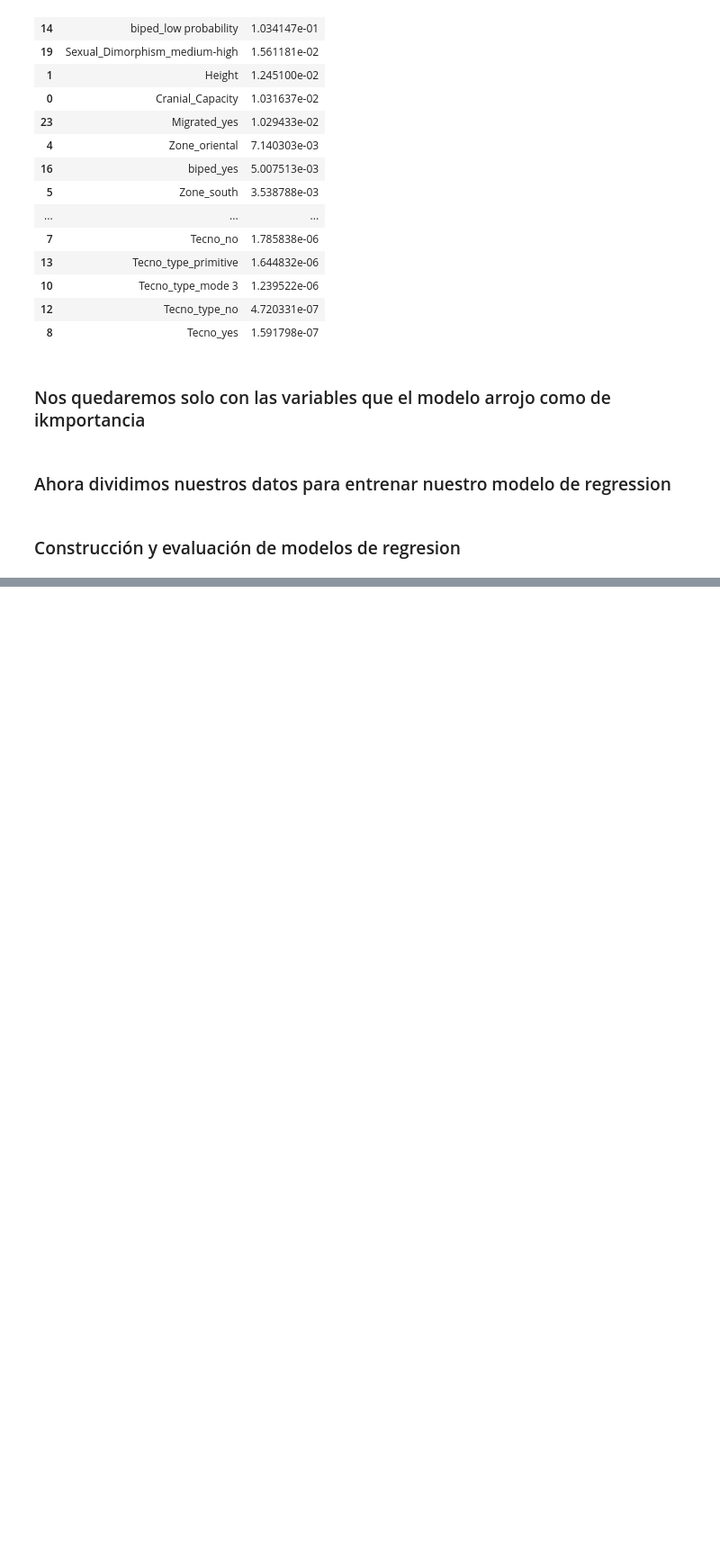
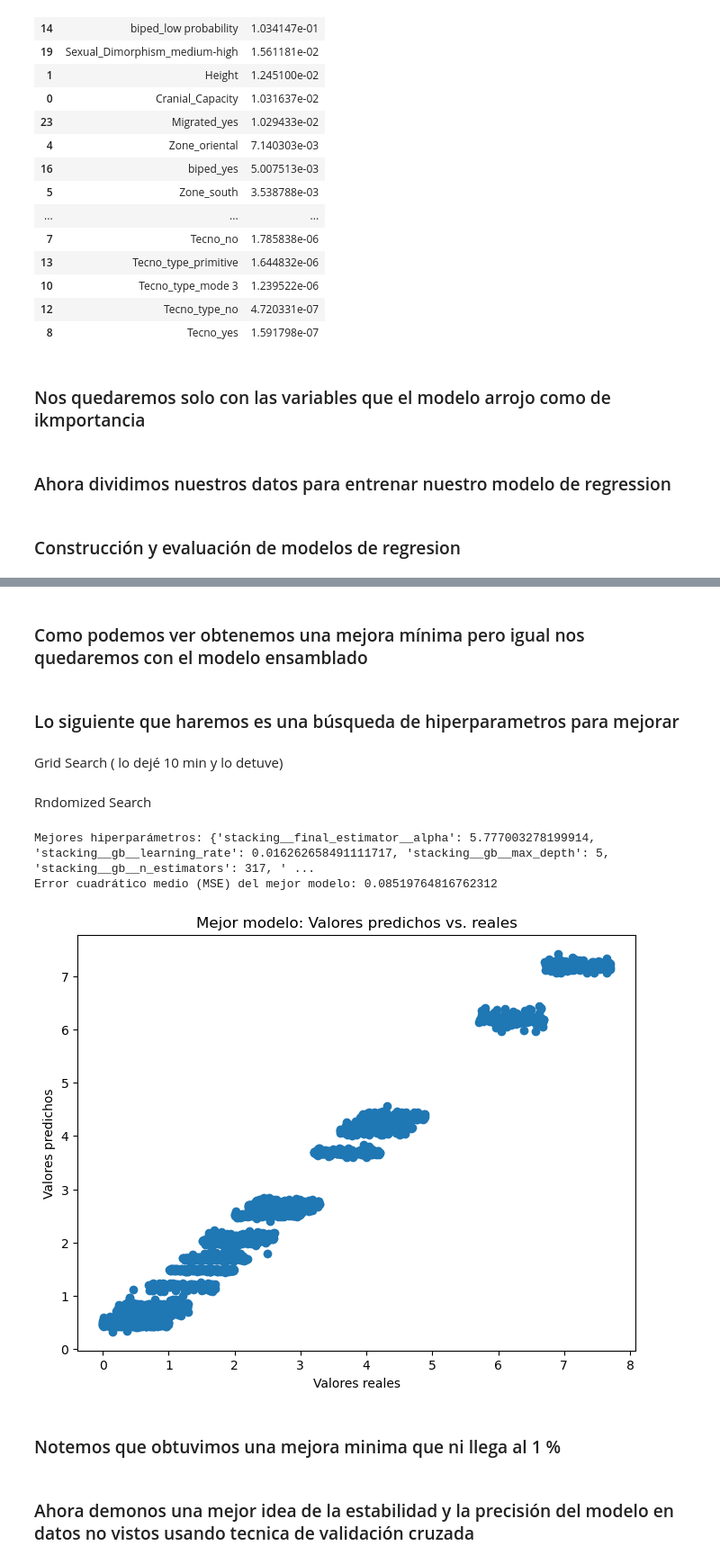
Before and after one commit to RodrigoFmdo/machineLearning, a Jupyter notebook: finalProj/src/regression.ipynb, the cells around one changed output, grey strips where cells are left out. Shown at 90% size. Drawn from its saved outputs; the diff is of its cells as text; code cells hidden in the pictures; blank space fills up the shorter version.

```diff
--- a/finalProj/src/regression.ipynb
+++ b/finalProj/src/regression.ipynb
@@ -212,0 +348,6 @@ X_train, X_test, y_train, y_test = train_test_split(X, y, test_size=0.2, random_
+# %% [markdown]
+### Como podemos ver obtenemos una mejora mínima pero igual nos quedaremos con el modelo ensamblado
+# %% [markdown]
+### Lo siguiente que haremos es una búsqueda de hiperparametros para mejorar
+# %% [markdown]
+Grid Search ( lo dejé 10 min y lo detuve)
@@ -212,0 +413,70 @@ X_train, X_test, y_train, y_test = train_test_split(X, y, test_size=0.2, random_
+# %% [markdown]
+Rndomized Search
+# %%
+from scipy.stats import randint, uniform
+from sklearn.model_selection import RandomizedSearchCV
+
+# Definir los espacios de búsqueda de hiperparámetros
+param_distributions_rf = {
+    'stacking__rf__n_estimators': randint(100, 500),
+    'stacking__rf__max_depth': [None, 10, 20, 30]
+}
+
+param_distributions_gb = {
+    'stacking__gb__n_estimators': randint(100, 500),
+    'stacking__gb__learning_rate': uniform(0.01, 0.2),
+    'stacking__gb__max_depth': [3, 5, 7]
+}
+
+param_distributions_ridge = {
+    'stacking__final_estimator__alpha': uniform(0.1, 10.0)
+}
+
+# Crear el ensamblado de modelos
+stacking_model = StackingRegressor(
+    estimators=[
+        ('rf', RandomForestRegressor(random_state=42)),
+        ('gb', GradientBoostingRegressor(random_state=42))
+    ],
+    final_estimator=Ridge()
+)
+
+# Crear el pipeline de búsqueda de hiperparámetros
+pipeline = Pipeline([
+    ('stacking', stacking_model)
+])
+
+# Combinar todos los diccionarios de búsqueda de hiperparámetros
+param_distributions = {**param_distributions_rf, **param_distributions_gb, **param_distributions_ridge}
+
+# Realizar la búsqueda de hiperparámetros con RandomizedSearchCV
+random_search = RandomizedSearchCV(pipeline, param_distributions, n_iter=20, cv=5, scoring='neg_mean_squared_error', n_jobs=-1, random_state=42)
+
+# Entrenar la búsqueda de hiperparámetros
+random_search.fit(X_train, y_train)
+
+# Obtener los mejores parámetros
+best_params = random_search.best_params_
+print("Mejores hiperparámetros:", best_params)
+
+# Evaluar el mejor modelo encontrado
+best_model = random_search.best_estimator_
+y_pred_best = best_model.predict(X_test)
+mse_best = mean_squared_error(y_test, y_pred_best)
+print("Error cuadrático medio (MSE) del mejor modelo:", mse_best)
+
+# Gráfico de dispersión de los valores predichos vs. reales para el mejor modelo
+plt.figure(figsize=(8, 6))
+plt.scatter(y_test, y_pred_best)
+plt.xlabel("Valores reales")
+plt.ylabel("Valores predichos")
+plt.title("Mejor modelo: Valores predichos vs. reales")
+plt.show()
+# %% [output]
+Mejores hiperparámetros: {'stacking__final_estimator__alpha': 5.777003278199914, 'stacking__gb__learning_rate': 0.016262658491111717, 'stacking__gb__max_depth': 5, 'stacking__gb__n_estimators': 317, ' ...
+Error cuadrático medio (MSE) del mejor modelo: 0.08519764816762312
+[figure, added]
+# %% [markdown]
+### Notemos que obtuvimos una mejora minima que ni llega al 1 %
+# %% [markdown]
+### Ahora demonos una mejor idea de la estabilidad y la precisión del modelo en datos no vistos usando tecnica de validación cruzada
```
Also changed, not shown: parts of 11 cells of this notebook.
